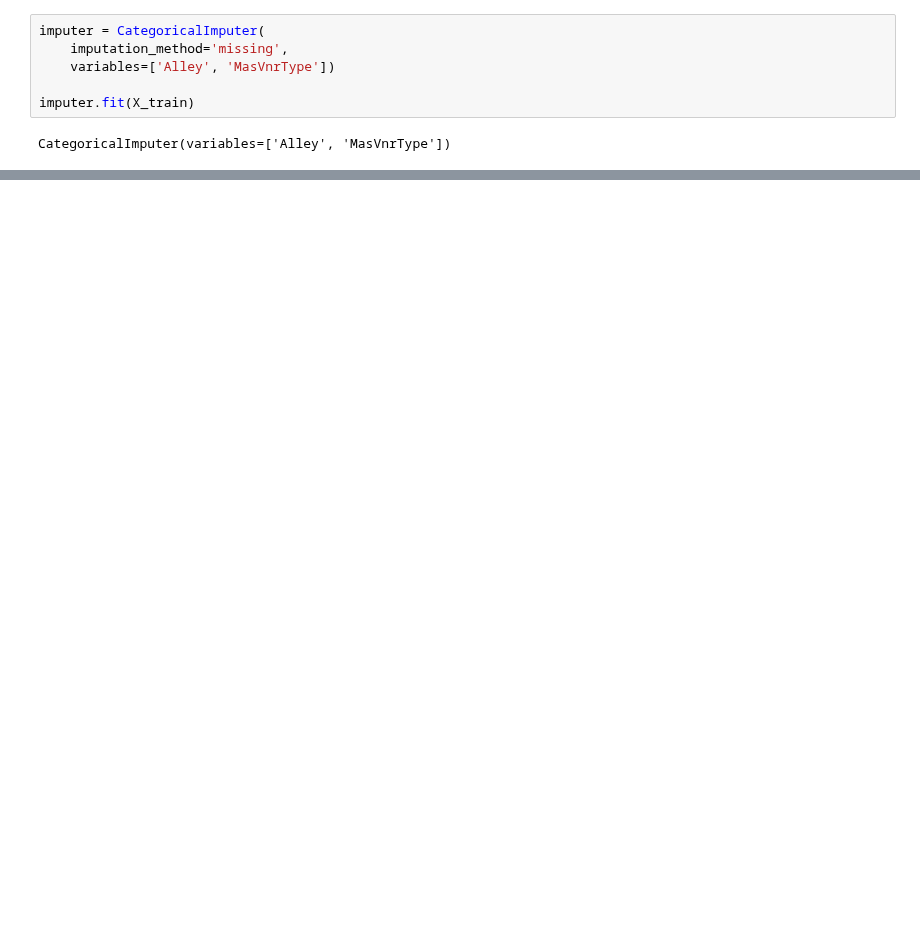
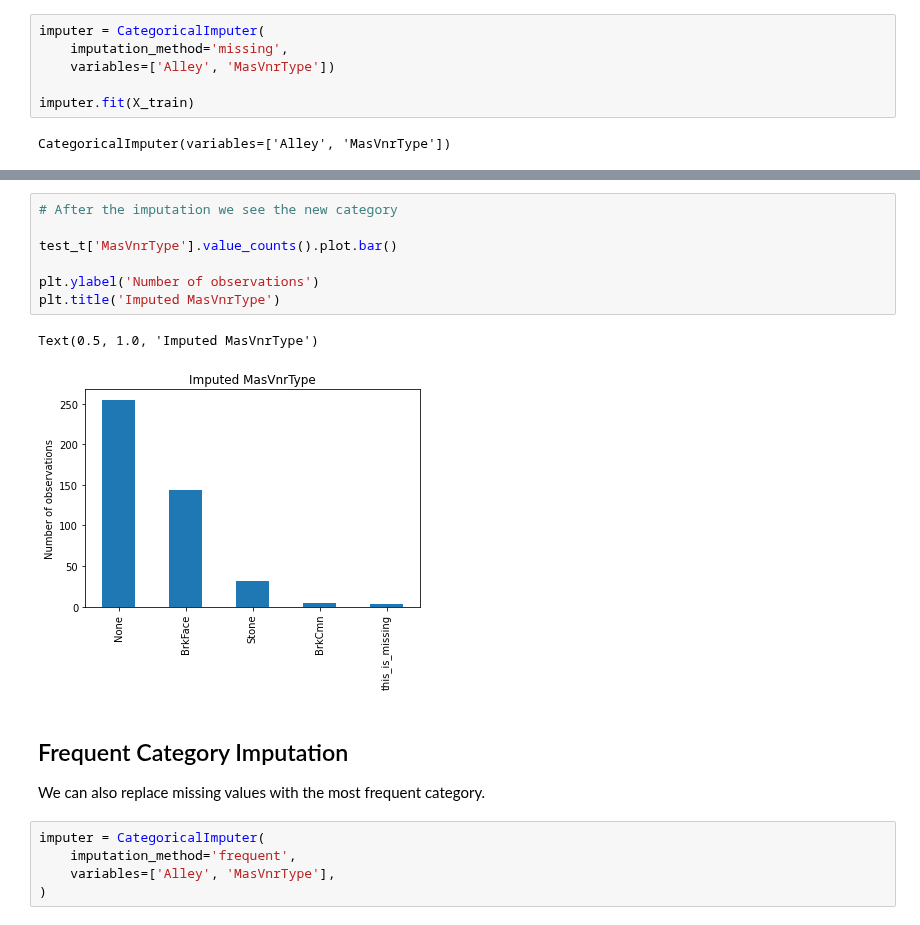
Before and after one commit to feature-engine/feature-engine-examples, a Jupyter notebook: imputation/CategoricalImputer.ipynb, the cells around one changed output, grey strips where cells are left out. Drawn from its saved outputs; the diff is of its cells as text; blank space fills up the shorter version.

```diff
--- a/imputation/CategoricalImputer.ipynb
+++ b/imputation/CategoricalImputer.ipynb
@@ -259,0 +146,19 @@ X_test['MasVnrType'].value_counts().plot.bar()
+# %%
+# After the imputation we see the new category
+
+test_t['MasVnrType'].value_counts().plot.bar()
+
+plt.ylabel('Number of observations')
+plt.title('Imputed MasVnrType')
+# %% [output]
+Text(0.5, 1.0, 'Imputed MasVnrType')
+[figure, added]
+# %% [markdown]
+## Frequent Category Imputation
+
+We can also replace missing values with the most frequent category.
+# %%
+imputer = CategoricalImputer(
+    imputation_method='frequent',
+    variables=['Alley', 'MasVnrType'],
+)
```
Also changed, not shown: parts of 52 cells of this notebook, 2 other files.
